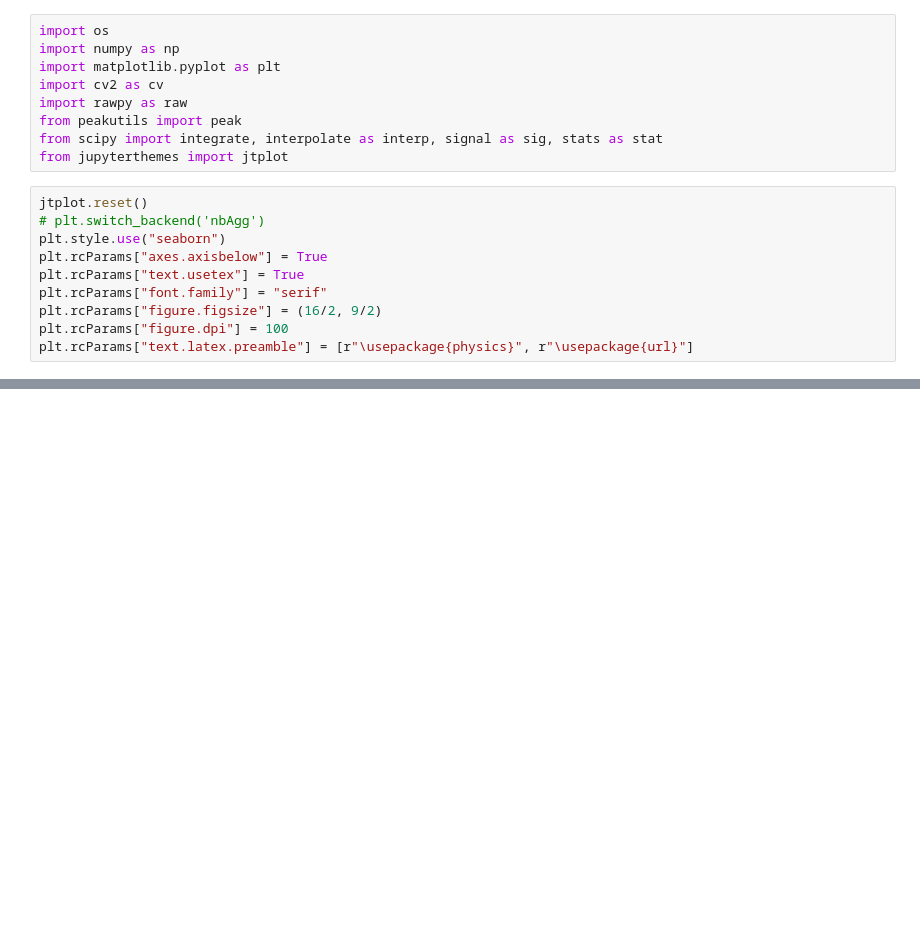
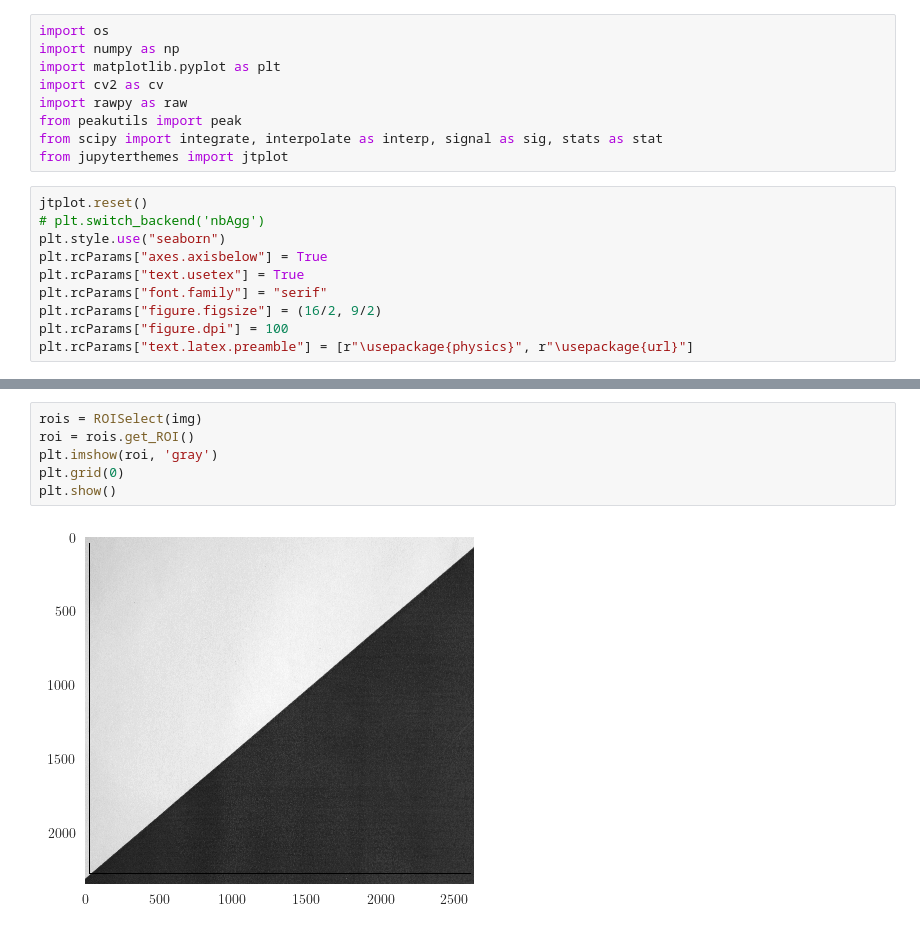
Before and after one commit to kvdomingo/AP187, a Jupyter notebook: Activity 10/187-10.ipynb, the cells around one changed output, grey strips where cells are left out. Saved outputs shown, nothing was run; the diff lists cells and outputs as text; blank space fills up the shorter version.

```diff
--- a/Activity 10/187-10.ipynb
+++ b/Activity 10/187-10.ipynb
@@ -19,0 +86,8 @@ plt.rcParams["text.latex.preamble"] = [r"\usepackage{physics}", r"\usepackage{ur
+# %%
+rois = ROISelect(img)
+roi = rois.get_ROI()
+plt.imshow(roi, 'gray')
+plt.grid(0)
+plt.show()
+# %% [output]
+[figure, added]
```
Also changed, not shown: parts of 3 cells of this notebook, 6 other files.
